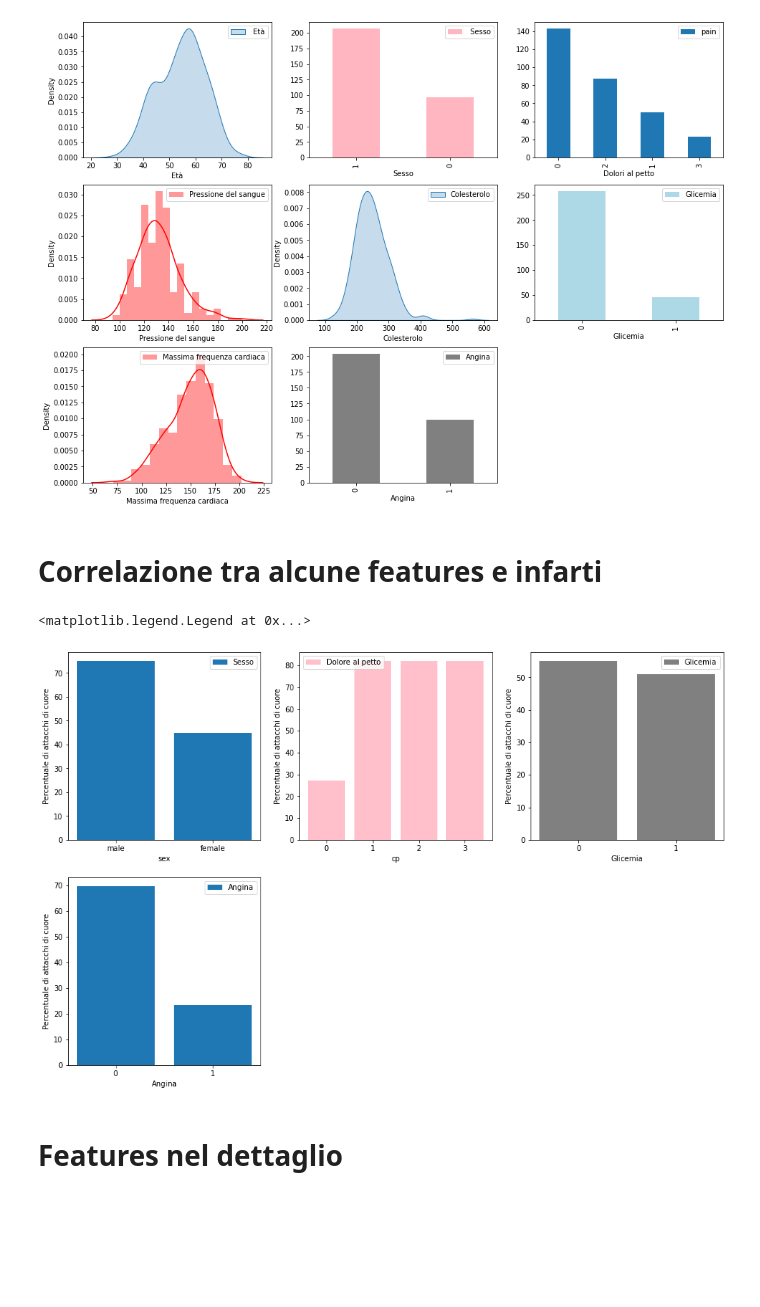
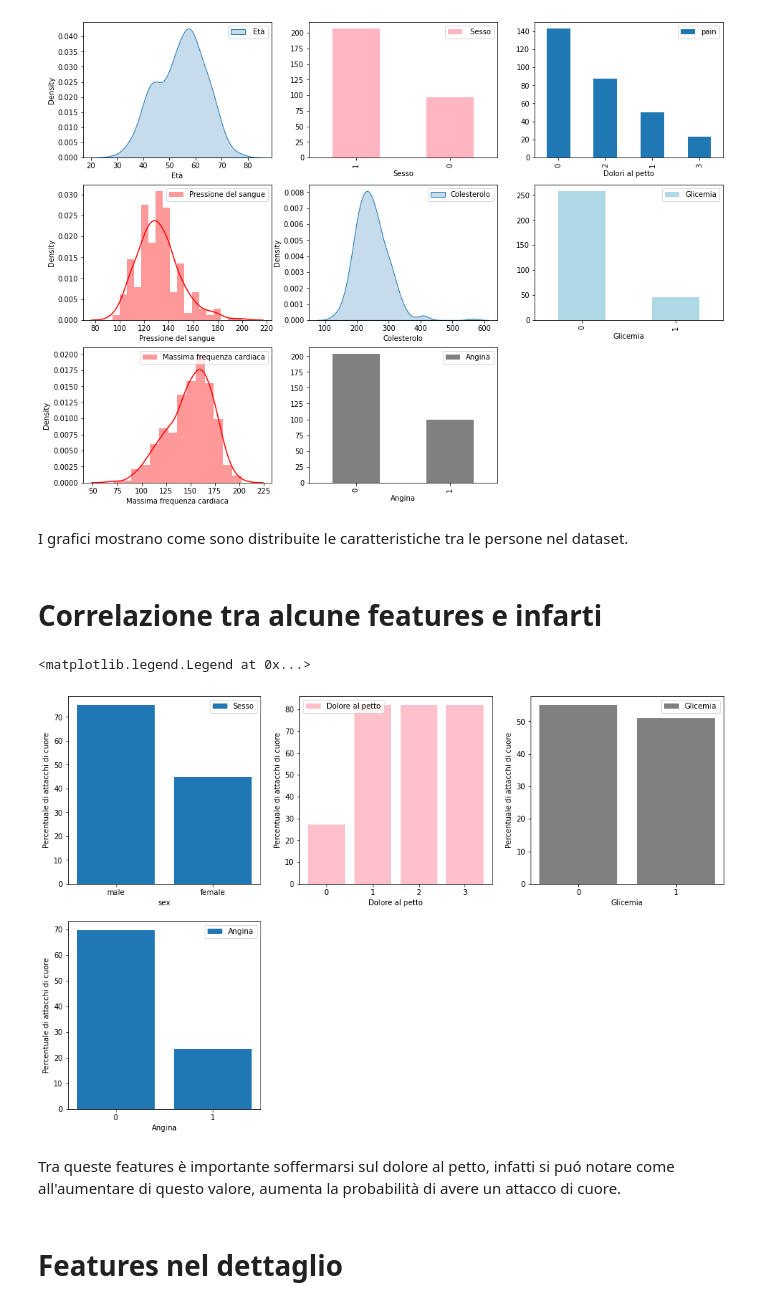
Before and after one commit to gari5/Principi-Modelli-Percezione, a Jupyter notebook: correlazione-tra-attacchi-di-cuore-e-features.ipynb, the cells around one changed output. Saved outputs shown, nothing was run; the diff lists cells and outputs as text; code cells hidden in the pictures; blank space fills up the shorter version.

Commit message:
Kaggle Notebook | Correlazione tra attacchi di cuore e features | Version 10

```diff
--- a/correlazione-tra-attacchi-di-cuore-e-features.ipynb
+++ b/correlazione-tra-attacchi-di-cuore-e-features.ipynb
@@ -21,7 +19,7 @@ print("\n \n \033[1m Librerie importate! \033[0m")
 # %% [markdown]
 # **Lettura dei dati**
 # %%
-features = ['age', 'sex', 'cp', 'trtbps', 'chol', 'restecg', 'thalachh', 'exng','fbs', 'output']
+features = ['age', 'sex', 'cp', 'trtbps', 'chol','thalachh', 'exng','fbs', 'output']
 #columns= ['età', 'sesso', 'dolore al petto','pressione sanguigna','colesterolo','elettrocardiogramma','frequenza cardiaca','angina','zuccheri nel sangue','infarto']
 data=pd.read_csv("../input/heart-attack-analysis-prediction-dataset/heart.csv", skipinitialspace=True,usecols= features)
 data
@@ -114,6 +122,8 @@ plt.legend()
 # %% [output]
 <matplotlib.legend.Legend at 0x...>
 [figure]
+# %% [markdown]
+I grafici mostrano come sono distribuite le caratteristiche tra le persone nel dataset.
 # %% [markdown]
 # Correlazione tra alcune features e infarti
 # %%
@@ -133,35 +143,37 @@ df=data
 name='cp'
 l = [(100)*df[df[name]==0]['output'].sum()/len(df[df[name]==0]['output']),
      (100)*df[df[name]==1]['output'].sum()/len(df[df[name]==1]['output']),
     (100)*df[df[name]==1]['output'].sum()/len(df[df[name]==1]['output']),
     (100)*df[df[name]==1]['output'].sum()/len(df[df[name]==1]['output'])]
 x=["0","1",'2','3']
 plt.bar(x,l,label='Dolore al petto' , color="pink")
-plt.xlabel(name)
+plt.xlabel("Dolore al petto")
 plt.ylabel('Percentuale di attacchi di cuore')
 plt.legend()
 
 fig = plt.subplot(333)
 name='fbs'
 l = [(100)*df[df[name]==0]['output'].sum()/len(df[df[name]==0]['output']),
      (100)*df[df[name]==1]['output'].sum()/len(df[df[name]==1]['output'])]
 x=["0","1"]
 plt.bar(x,l,label='Glicemia', color="grey" )
 plt.xlabel('Glicemia')
 plt.ylabel('Percentuale di attacchi di cuore')
 plt.legend()
 fig = plt.subplot(334)
 name='exng'
 l = [(100)*df[df[name]==0]['output'].sum()/len(df[df[name]==0]['output']),
      (100)*df[df[name]==1]['output'].sum()/len(df[df[name]==1]['output'])]
 x=["0","1"]
 plt.bar(x,l,label='Angina' )
 plt.xlabel('Angina')
 plt.ylabel('Percentuale di attacchi di cuore')
 plt.legend()
 # %% [output]
 <matplotlib.legend.Legend at 0x...>
-[figure, old version]
+[figure, new version]
+# %% [markdown]
+Tra queste features è importante soffermarsi sul dolore al petto, infatti si puó notare come all'aumentare di questo valore, aumenta la probabilità di avere un attacco di cuore.
 # %% [markdown]
 # Features nel dettaglio
 # %%
```
Also changed, not shown: parts of 10 cells of this notebook.
